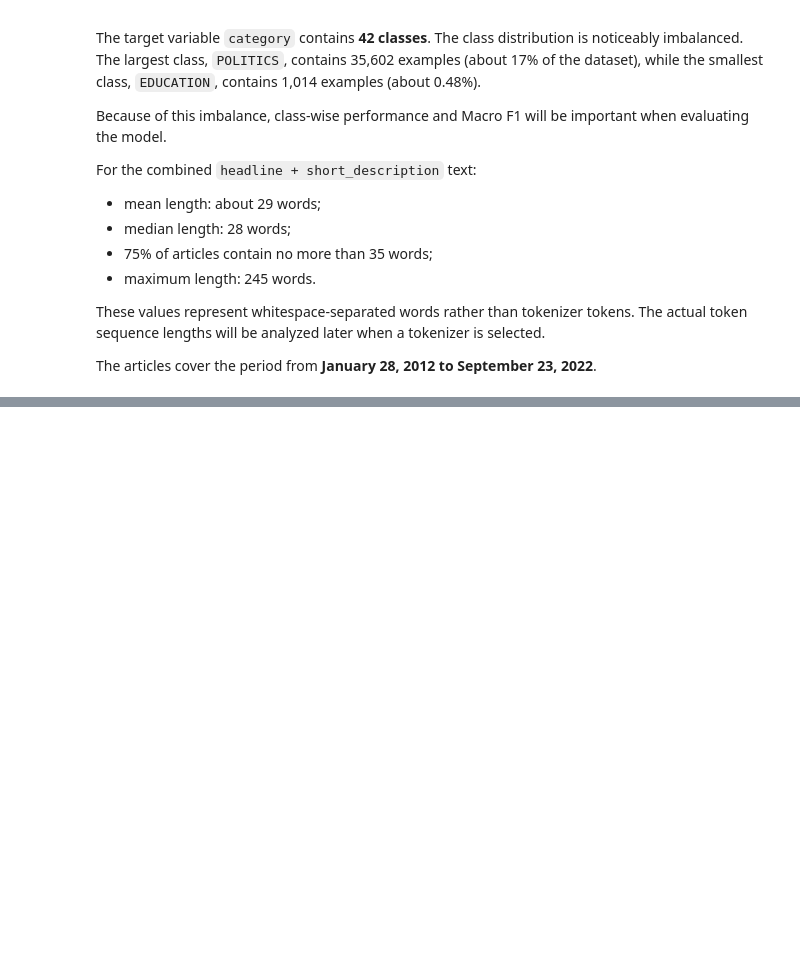
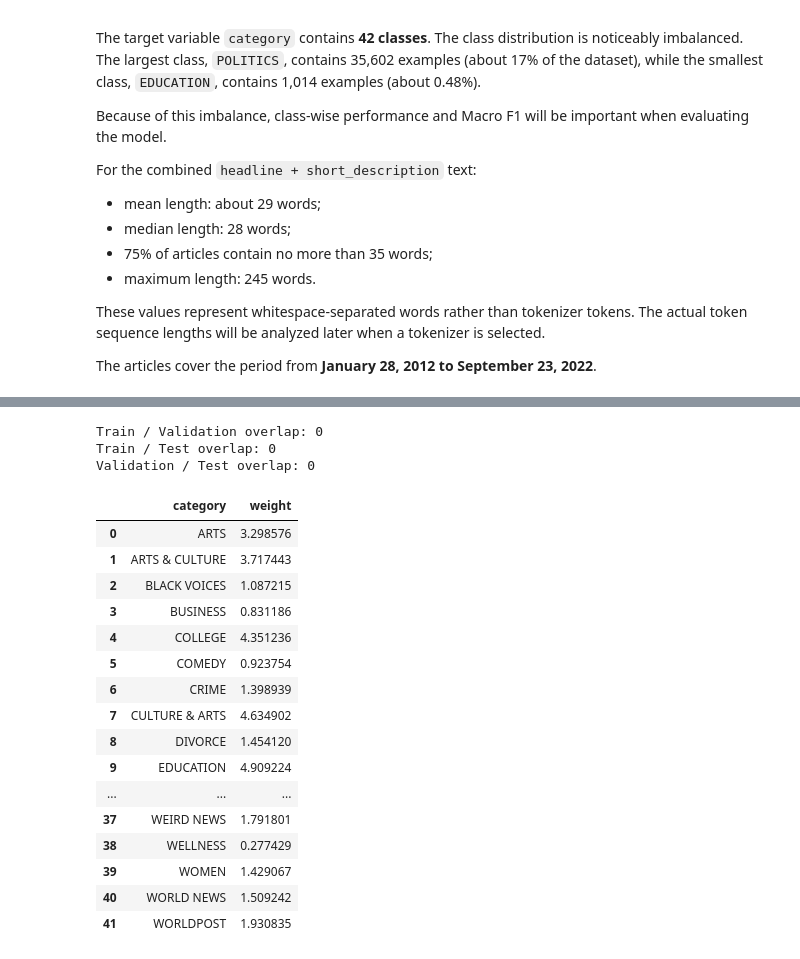
Before and after one commit to IlyaKyazimov/news_category_dataset, a Jupyter notebook: notebook.ipynb, the cells around one changed output, grey strips where cells are left out. Drawn from its saved outputs; the diff is of its cells as text; code cells hidden in the pictures; blank space fills up the shorter version.

```diff
--- a/notebook.ipynb
+++ b/notebook.ipynb
@@ -383,0 +629,59 @@ The articles cover the period from **January 28, 2012 to September 23, 2022**.
+# %%
+train_texts = set(train_df["text"])
+validation_texts = set(validation_df["text"])
+test_texts = set(test_df["text"])
+
+print(
+    "Train / Validation overlap:",
+    len(train_texts & validation_texts),
+)
+
+print(
+    "Train / Test overlap:",
+    len(train_texts & test_texts),
+)
+
+print(
+    "Validation / Test overlap:",
+    len(validation_texts & test_texts),
+)
+# %% [output]
+Train / Validation overlap: 0
+Train / Test overlap: 0
+Validation / Test overlap: 0
+# %%
+from sklearn.utils.class_weight import compute_class_weight
+import numpy as np
+
+classes = np.sort(train_df["category"].unique())
+
+class_weights = compute_class_weight(
+    class_weight="balanced",
+    classes=classes,
+    y=train_df["category"],
+)
+
+class_weights_df = pd.DataFrame({
+    "category": classes,
+    "weight": class_weights,
+})
+
+class_weights_df
+# %% [output]
+|  | category | weight |
+| 0 | ARTS | 3.298576 |
+| 1 | ARTS & CULTURE | 3.717443 |
+| 2 | BLACK VOICES | 1.087215 |
+| 3 | BUSINESS | 0.831186 |
+| 4 | COLLEGE | 4.351236 |
+| 5 | COMEDY | 0.923754 |
+| 6 | CRIME | 1.398939 |
+| 7 | CULTURE & ARTS | 4.634902 |
+| 8 | DIVORCE | 1.454120 |
+| 9 | EDUCATION | 4.909224 |
+| ... | ... | ... |
+| 37 | WEIRD NEWS | 1.791801 |
+| 38 | WELLNESS | 0.277429 |
+| 39 | WOMEN | 1.429067 |
+| 40 | WORLD NEWS | 1.509242 |
+| 41 | WORLDPOST | 1.930835 |
```
Also changed, not shown: parts of 16 cells of this notebook.
